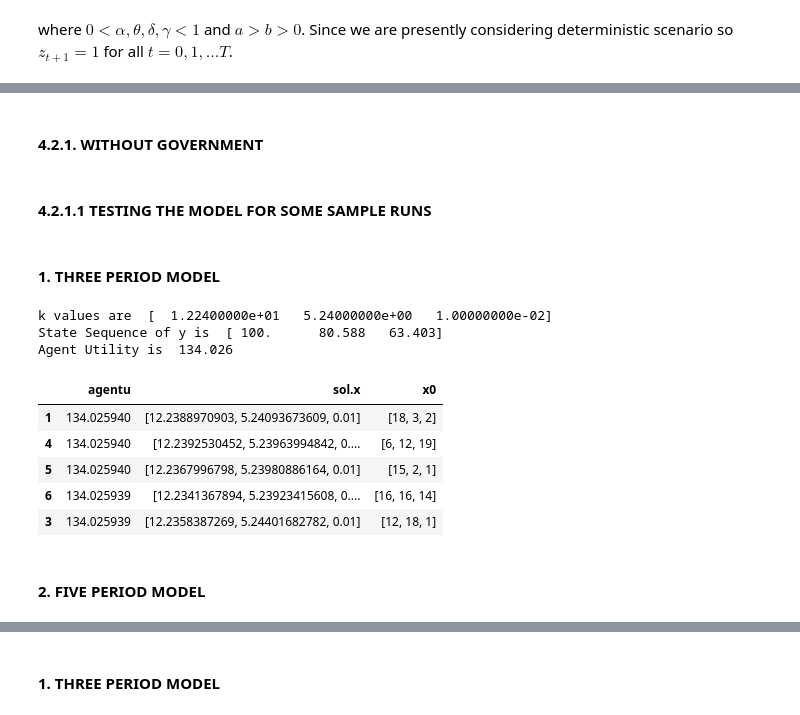
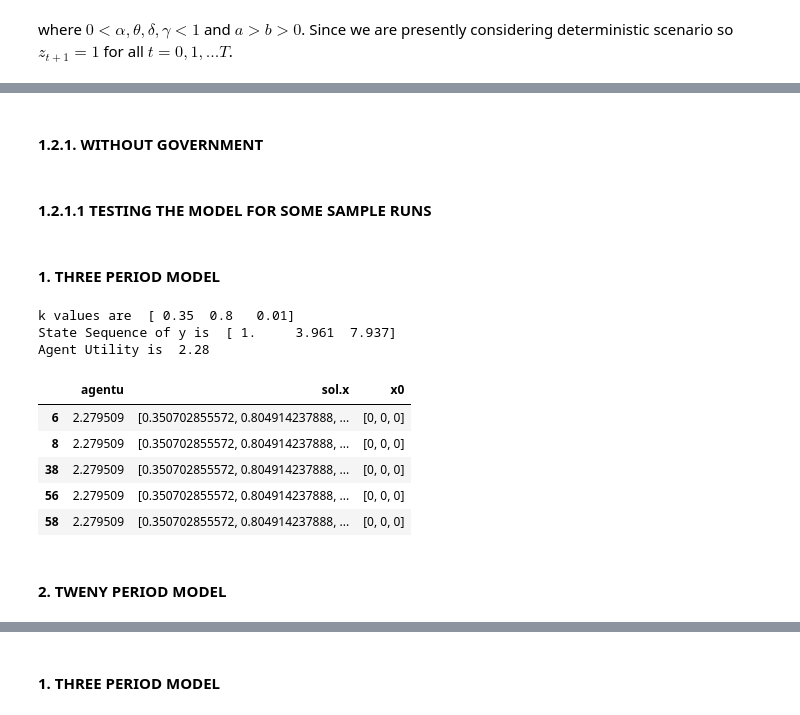
Before and after one commit to iamsurajkumar/Dynamic_Programming_Squared_Model, a Jupyter notebook: Dynamic Programming Squared Model.ipynb, the cells around one changed output, grey strips where cells are left out. Drawn from its saved outputs; the diff is of its cells as text; code cells hidden in the pictures.

```diff
--- a/Dynamic Programming Squared Model.ipynb
+++ b/Dynamic Programming Squared Model.ipynb
@@ -211,10 +87,10 @@ import matplotlib.pyplot as plt
 # %% [markdown]
-#### 4.2.1. WITHOUT GOVERNMENT
+#### 1.2.1. WITHOUT GOVERNMENT
 # %%
 def nogovt_nperiod_dynamic_squared_model(n = 3,
                                         y0 = 100,
                                         k_bound = (1e-2,1e2),
-                                        x0_bound = (0,20),
+                                        x0_bound = (1e-2,1e2),
                                         x0_iter = 10,
                                         algo = 'SLSQP',
                                        max_algo_iter = 100,
@@ -250,7 +126,8 @@ def nogovt_nperiod_dynamic_squared_model(n = 3,
         return y**α+ 10*x**θ+5*k**δ
 
     def U(y,k =0):
-        return ((1-τ)*y-k)**γ
+        #return ((1-τ)*y-k)**γ
+        return np.log( (1-τ)*y-k )
 
     def make_y(y0,params):
         k = params
@@ -279,8 +156,10 @@ def nogovt_nperiod_dynamic_squared_model(n = 3,
 
     """
 
-    k_cons = [{'type':'ineq', 'fun': make_k_fun(i)} for i in np.arange(n-1)] + [{'type':'ineq',
-                                                                               'fun': lambda params: params[n-1]}]
+    k_cons = (
+                [{'type':'ineq', 'fun': make_k_fun(i)} for i in np.arange(n-1)]
+              + [{'type':'ineq','fun': lambda params: params[n-1]}]
+             )
 
 
     ### Creating the Agent Utility Functions
@@ -331,20 +210,20 @@ def nogovt_nperiod_dynamic_squared_model(n = 3,
     # Returning Best Top 5 Values to see the stability of the solution
     return(df.sort_values('agentu',ascending = False).head(5))
 # %% [markdown]
-#### 4.2.1.1 TESTING THE MODEL FOR SOME SAMPLE RUNS
+#### 1.2.1.1 TESTING THE MODEL FOR SOME SAMPLE RUNS
 # %% [markdown]
 #### 1. THREE PERIOD MODEL
 # %%
-nogovt_nperiod_dynamic_squared_model(algo='SLSQP')
+nogovt_nperiod_dynamic_squared_model(algo='SLSQP',x0_iter =100)
 # %% [output]
-k values are  [  1.22400000e+01   5.24000000e+00   1.00000000e-02]
-State Sequence of y is  [ 100.      80.588   63.403]
-Agent Utility is  134.026
+k values are  [ 0.35  0.8   0.01]
+State Sequence of y is  [ 1.     3.961  7.937]
+Agent Utility is  2.28
 |  | agentu | sol.x | x0 |
-| 1 | 134.025940 | [12.2388970903, 5.24093673609, 0.01] | [18, 3, 2] |
-| 4 | 134.025940 | [12.2392530452, 5.23963994842, 0.... | [6, 12, 19] |
-| 5 | 134.025940 | [12.2367996798, 5.23980886164, 0.01] | [15, 2, 1] |
-| 6 | 134.025939 | [12.2341367894, 5.23923415608, 0.... | [16, 16, 14] |
-| 3 | 134.025939 | [12.2358387269, 5.24401682782, 0.01] | [12, 18, 1] |
+| 6 | 2.279509 | [0.350702855572, 0.804914237888, ... | [0, 0, 0] |
+| 8 | 2.279509 | [0.350702855572, 0.804914237888, ... | [0, 0, 0] |
+| 38 | 2.279509 | [0.350702855572, 0.804914237888, ... | [0, 0, 0] |
+| 56 | 2.279509 | [0.350702855572, 0.804914237888, ... | [0, 0, 0] |
+| 58 | 2.279509 | [0.350702855572, 0.804914237888, ... | [0, 0, 0] |
 # %% [markdown]
-#### 2. FIVE PERIOD MODEL
+#### 2. TWENY PERIOD MODEL
```
Also changed, not shown: parts of 72 cells of this notebook.
